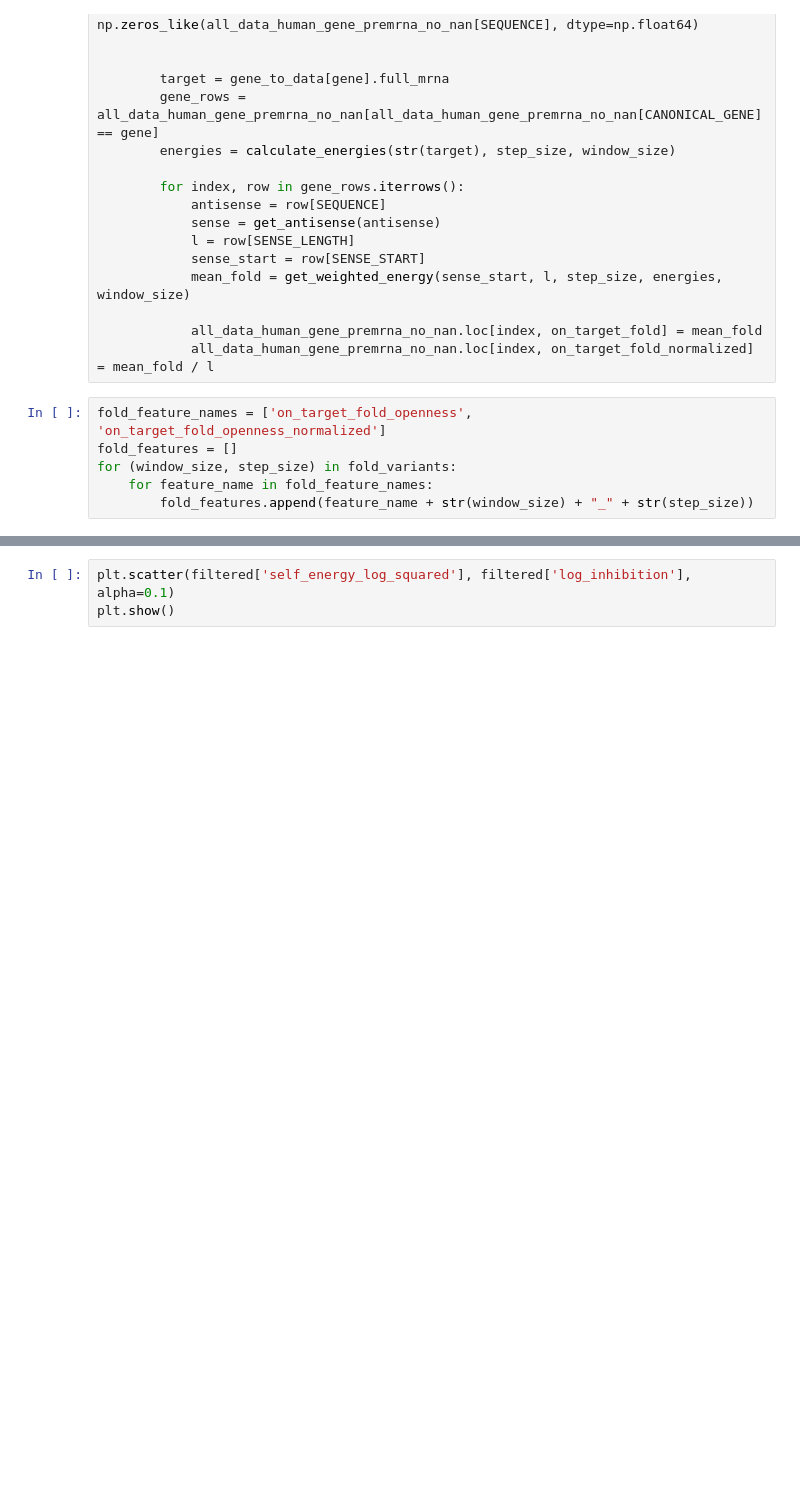
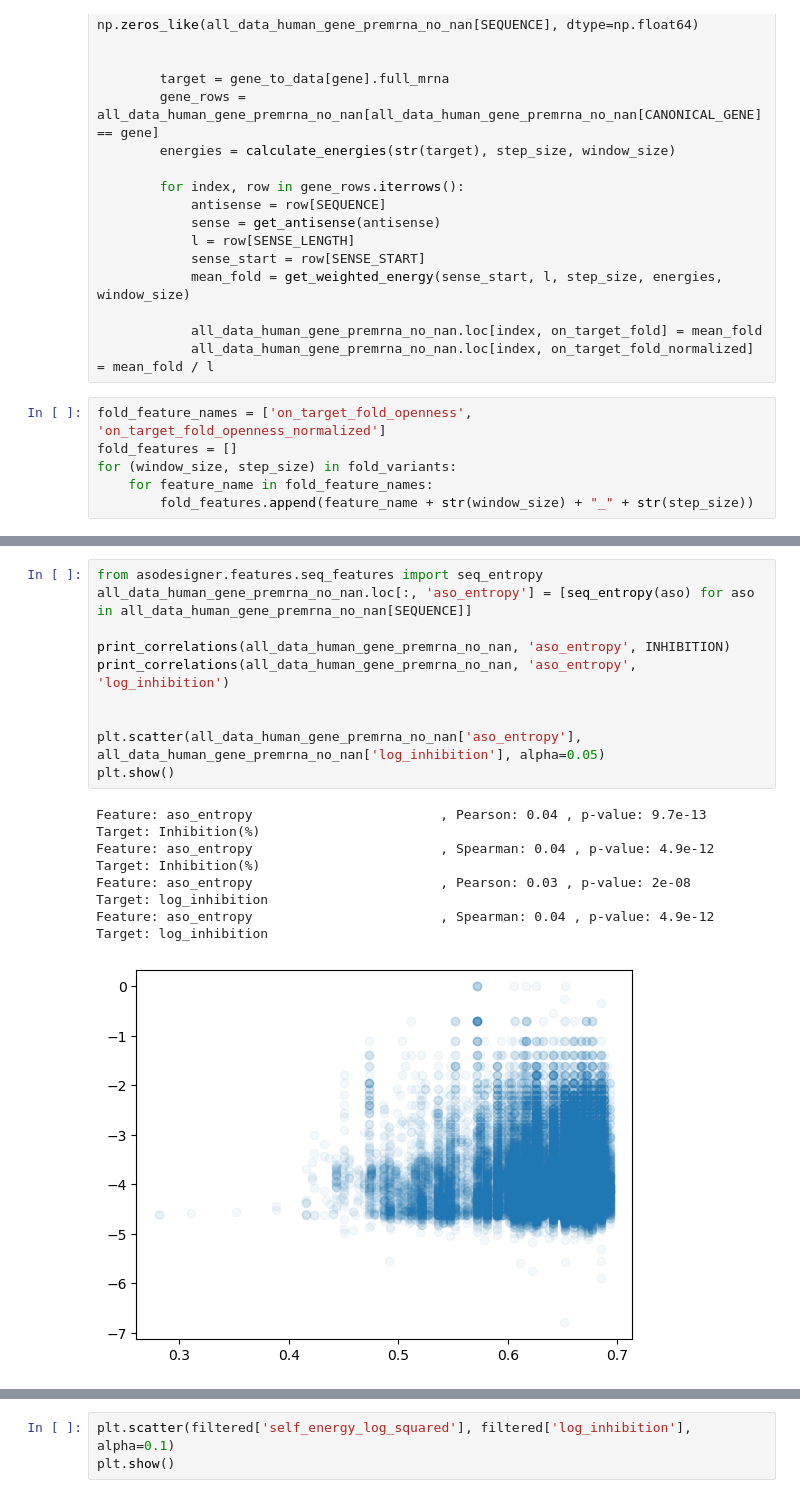
Before and after one commit to RedPenguin100/ASOdesign, a Jupyter notebook: scripts/play_with_all_data.ipynb, the cells around one changed output, grey strips where cells are left out. Saved outputs shown, nothing was run; the diff lists cells and outputs as text; blank space fills up the shorter version.

```diff
--- a/scripts/play_with_all_data.ipynb
+++ b/scripts/play_with_all_data.ipynb
@@ -284,0 +423,16 @@ plt.show()
+# %%
+from asodesigner.features.seq_features import seq_entropy
+all_data_human_gene_premrna_no_nan.loc[:, 'aso_entropy'] = [seq_entropy(aso) for aso in all_data_human_gene_premrna_no_nan[SEQUENCE]]
+
+print_correlations(all_data_human_gene_premrna_no_nan, 'aso_entropy', INHIBITION)
+print_correlations(all_data_human_gene_premrna_no_nan, 'aso_entropy', 'log_inhibition')
+
+
+plt.scatter(all_data_human_gene_premrna_no_nan['aso_entropy'], all_data_human_gene_premrna_no_nan['log_inhibition'], alpha=0.05)
+plt.show()
+# %% [output]
+Feature: aso_entropy                        , Pearson: 0.04 , p-value: 9.7e-13    Target: Inhibition(%)
+Feature: aso_entropy                        , Spearman: 0.04 , p-value: 4.9e-12    Target: Inhibition(%)
+Feature: aso_entropy                        , Pearson: 0.03 , p-value: 2e-08      Target: log_inhibition
+Feature: aso_entropy                        , Spearman: 0.04 , p-value: 4.9e-12    Target: log_inhibition
+[figure, added]
```
Also changed, not shown: parts of 30 cells of this notebook.
